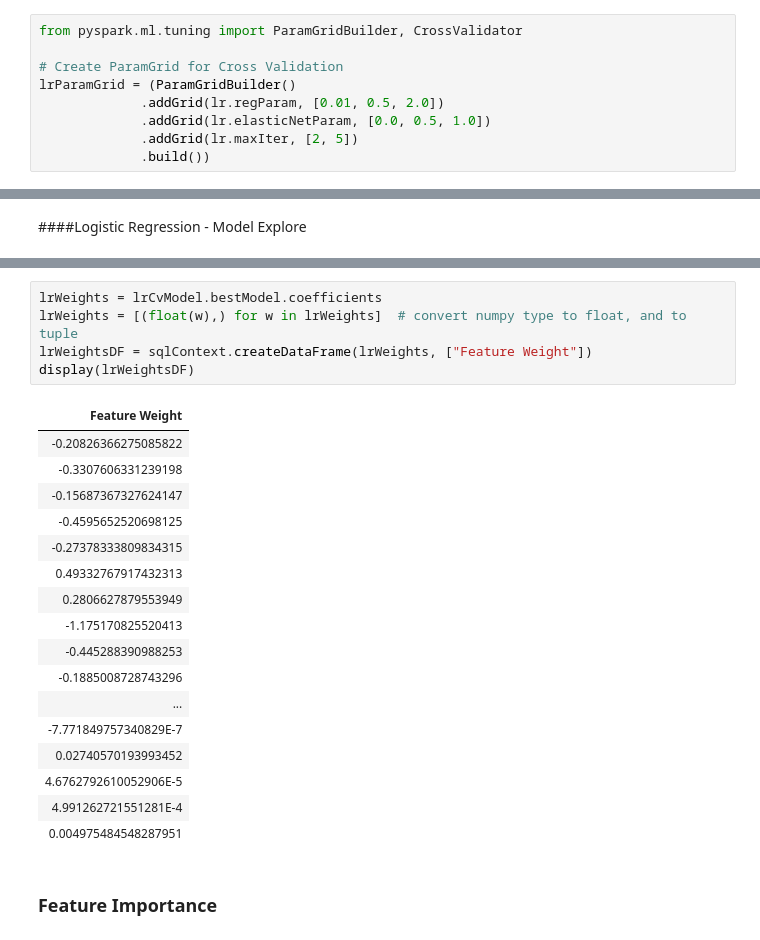
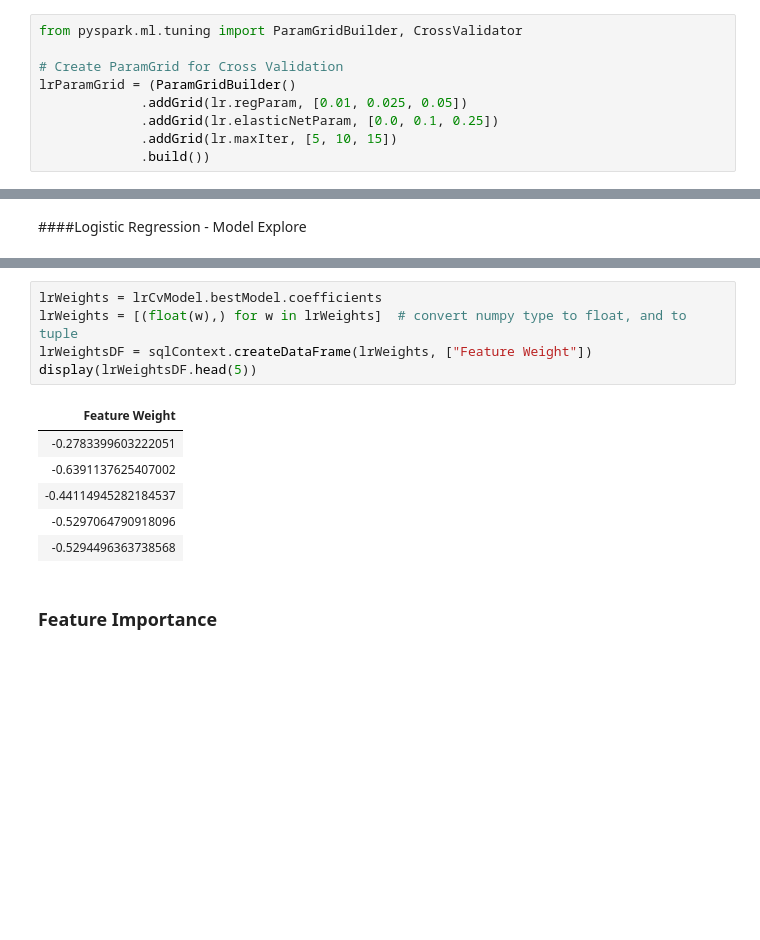
Before and after one commit to gdembla/springboard, a Jupyter notebook: mini_projects/Spark DF, SQL, ML Exercise.ipynb, the cells around one changed output, grey strips where cells are left out. Saved outputs shown, nothing was run; the diff lists cells and outputs as text; blank space fills up the shorter version.

```diff
--- a/mini_projects/Spark DF, SQL, ML Exercise.ipynb
+++ b/mini_projects/Spark DF, SQL, ML Exercise.ipynb
@@ -554,9 +517,9 @@ from pyspark.ml.tuning import ParamGridBuilder, CrossValidator
 
 # Create ParamGrid for Cross Validation
 lrParamGrid = (ParamGridBuilder()
-             .addGrid(lr.regParam, [0.01, 0.5, 2.0])
-             .addGrid(lr.elasticNetParam, [0.0, 0.5, 1.0])
-             .addGrid(lr.maxIter, [2, 5])
+             .addGrid(lr.regParam, [0.01, 0.025, 0.05])
+             .addGrid(lr.elasticNetParam, [0.0, 0.1, 0.25])
+             .addGrid(lr.maxIter, [5, 10, 15])
              .build())
 # %% [output]
 [interactive output not drawn]
@@ -666,26 +639,15 @@ print('Model Intercept: ', lrCvModel.bestModel.intercept)
 # %%
 lrWeights = lrCvModel.bestModel.coefficients
 lrWeights = [(float(w),) for w in lrWeights]  # convert numpy type to float, and to tuple
 lrWeightsDF = sqlContext.createDataFrame(lrWeights, ["Feature Weight"])
-display(lrWeightsDF)
+display(lrWeightsDF.head(5))
 # %% [output]
 | Feature Weight |
-| -0.20826366275085822 |
-| -0.3307606331239198 |
-| -0.15687367327624147 |
-| -0.4595652520698125 |
-| -0.27378333809834315 |
-| 0.49332767917432313 |
-| 0.2806627879553949 |
-| -1.175170825520413 |
-| -0.445288390988253 |
-| -0.1885008728743296 |
-| ... |
-| -7.771849757340829E-7 |
-| 0.02740570193993452 |
-| 4.6762792610052906E-5 |
-| 4.991262721551281E-4 |
-| 0.004975484548287951 |
+| -0.2783399603222051 |
+| -0.6391137625407002 |
+| -0.44114945282184537 |
+| -0.5297064790918096 |
+| -0.5294496363738568 |
 # %% [markdown]
 ### Feature Importance
 # %% [markdown]
```
Also changed, not shown: parts of 10 cells of this notebook.
